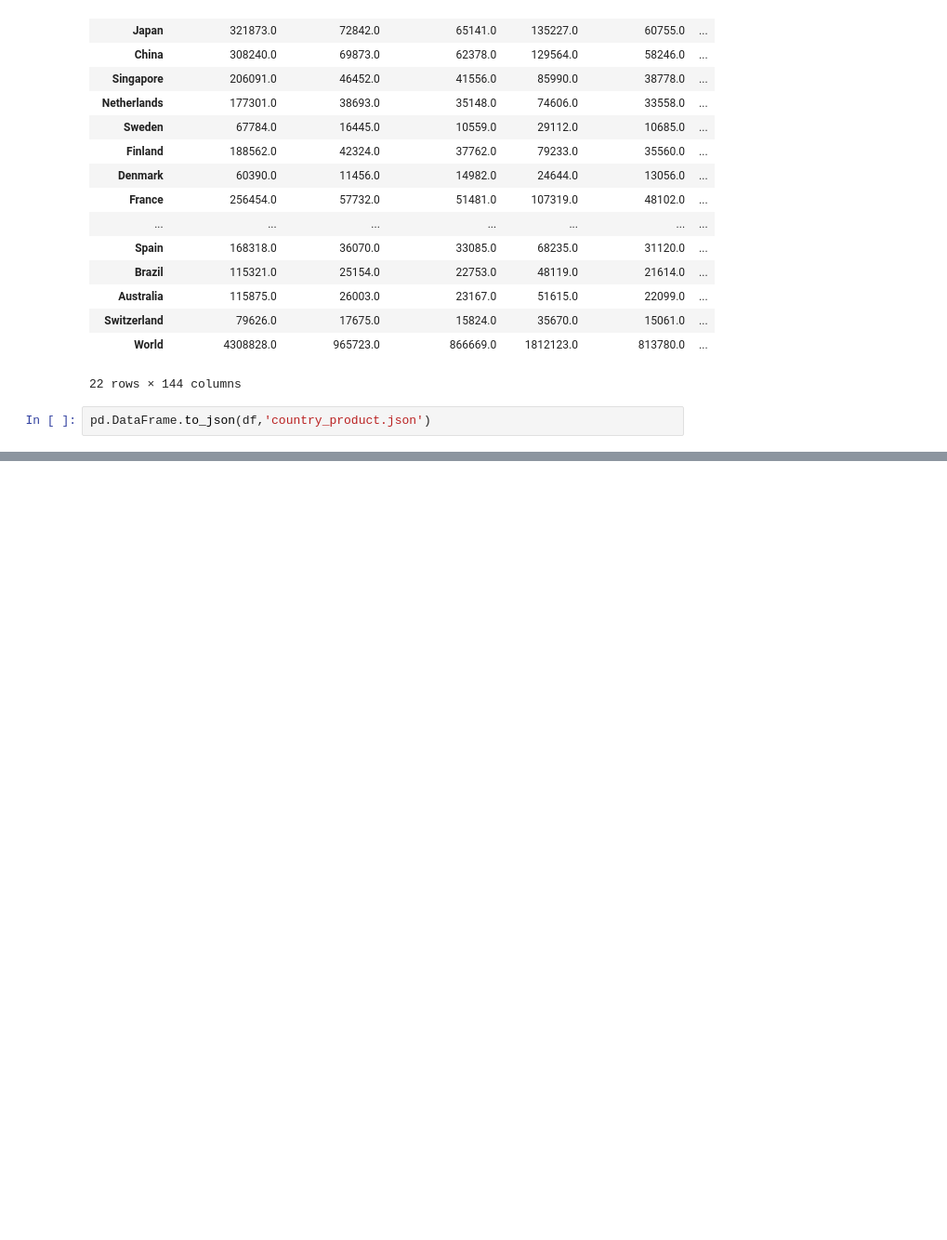
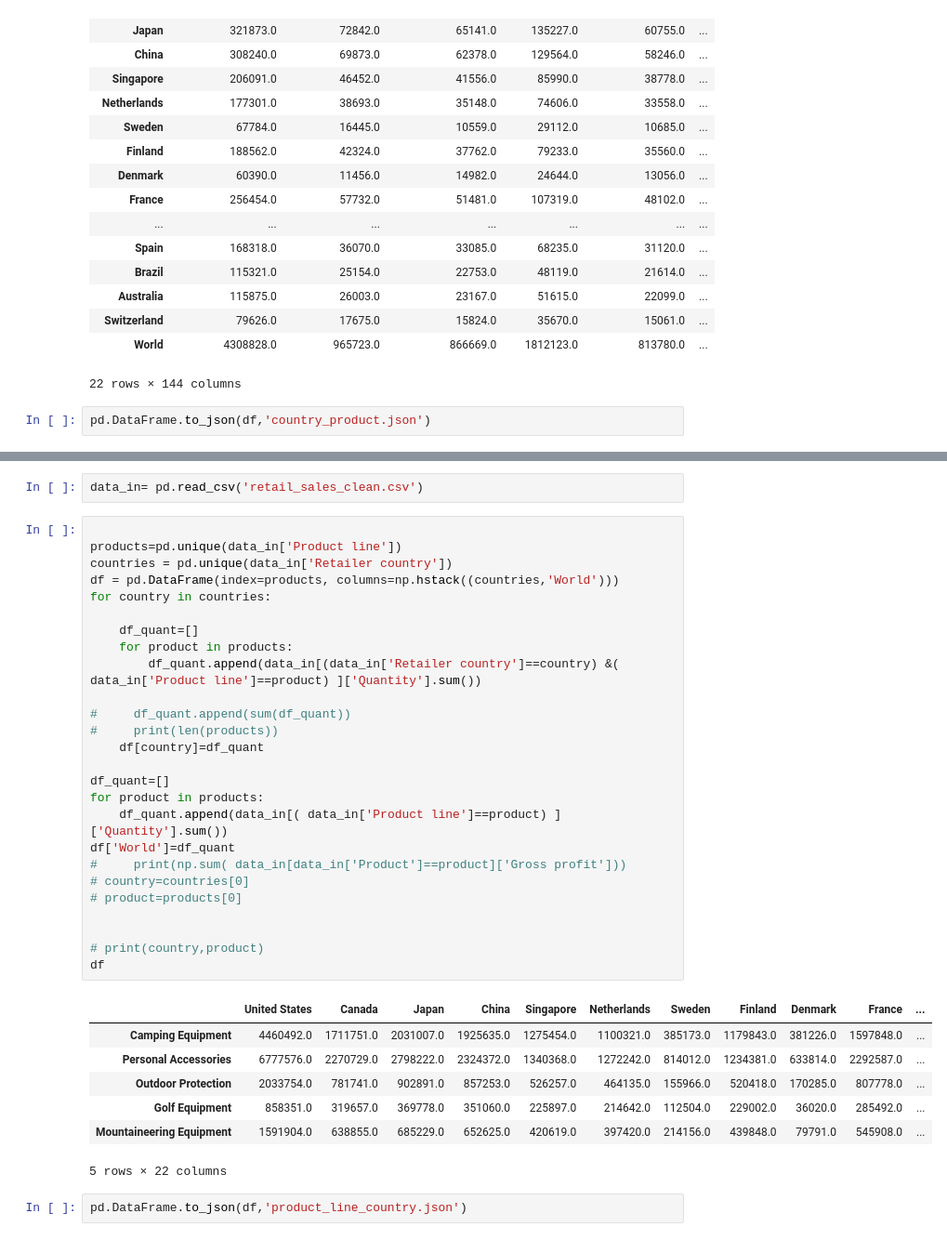
Before and after one commit to escapa12/Visualization, a Jupyter notebook: Task2/Group data.ipynb, the cells around one changed output, grey strips where cells are left out. Shown: that part at 93% size. Cells and saved outputs as stored; diff of their text form; blank space fills up the shorter version.

```diff
--- a/Task2/Group data.ipynb
+++ b/Task2/Group data.ipynb
@@ -213,0 +265,38 @@ pd.DataFrame.to_json(df,'country_product.json')
+# %%
+data_in= pd.read_csv('retail_sales_clean.csv')
+# %%
+
+products=pd.unique(data_in['Product line'])
+countries = pd.unique(data_in['Retailer country'])
+df = pd.DataFrame(index=products, columns=np.hstack((countries,'World')))
+for country in countries:
+
+    df_quant=[]
+    for product in products:
+        df_quant.append(data_in[(data_in['Retailer country']==country) &( data_in['Product line']==product) ]['Quantity'].sum())
+
+#     df_quant.append(sum(df_quant))
+#     print(len(products))
+    df[country]=df_quant
+
+df_quant=[]
+for product in products:
+    df_quant.append(data_in[( data_in['Product line']==product) ]['Quantity'].sum())
+df['World']=df_quant
+#     print(np.sum( data_in[data_in['Product']==product]['Gross profit']))
+# country=countries[0]
+# product=products[0]
+
+
+# print(country,product)
+df
+# %% [output]
+|  | United States | Canada | Japan | China | Singapore | Netherlands | Sweden | Finland | Denmark | France | ... |
+| Camping Equipment | 4460492.0 | 1711751.0 | 2031007.0 | 1925635.0 | 1275454.0 | 1100321.0 | 385173.0 | 1179843.0 | 381226.0 | 1597848.0 | ... |
+| Personal Accessories | 6777576.0 | 2270729.0 | 2798222.0 | 2324372.0 | 1340368.0 | 1272242.0 | 814012.0 | 1234381.0 | 633814.0 | 2292587.0 | ... |
+| Outdoor Protection | 2033754.0 | 781741.0 | 902891.0 | 857253.0 | 526257.0 | 464135.0 | 155966.0 | 520418.0 | 170285.0 | 807778.0 | ... |
+| Golf Equipment | 858351.0 | 319657.0 | 369778.0 | 351060.0 | 225897.0 | 214642.0 | 112504.0 | 229002.0 | 36020.0 | 285492.0 | ... |
+| Mountaineering Equipment | 1591904.0 | 638855.0 | 685229.0 | 652625.0 | 420619.0 | 397420.0 | 214156.0 | 439848.0 | 79791.0 | 545908.0 | ... |
+5 rows × 22 columns
+# %%
+pd.DataFrame.to_json(df,'product_line_country.json')
```
Also changed, not shown: parts of 5 cells of this notebook, 4 other files.
